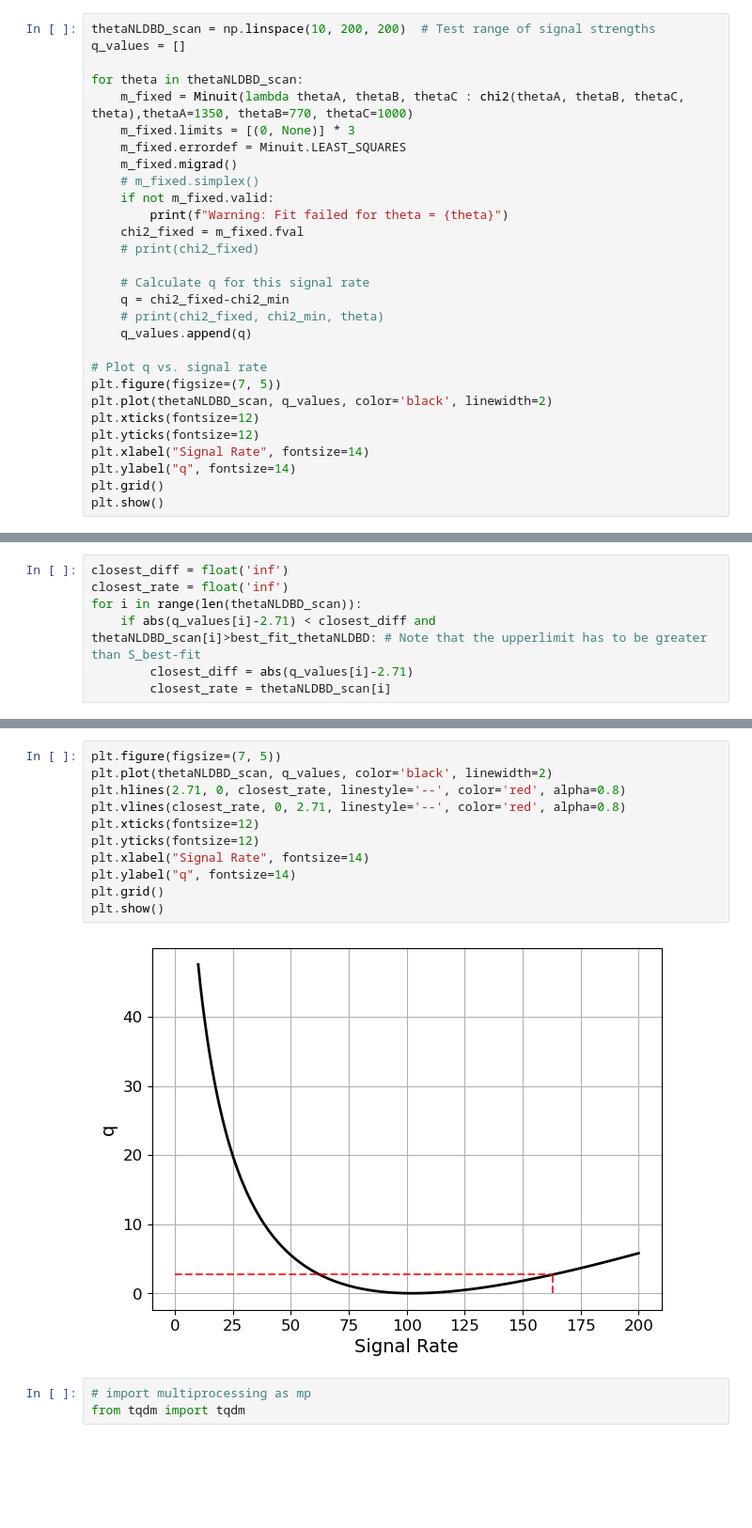
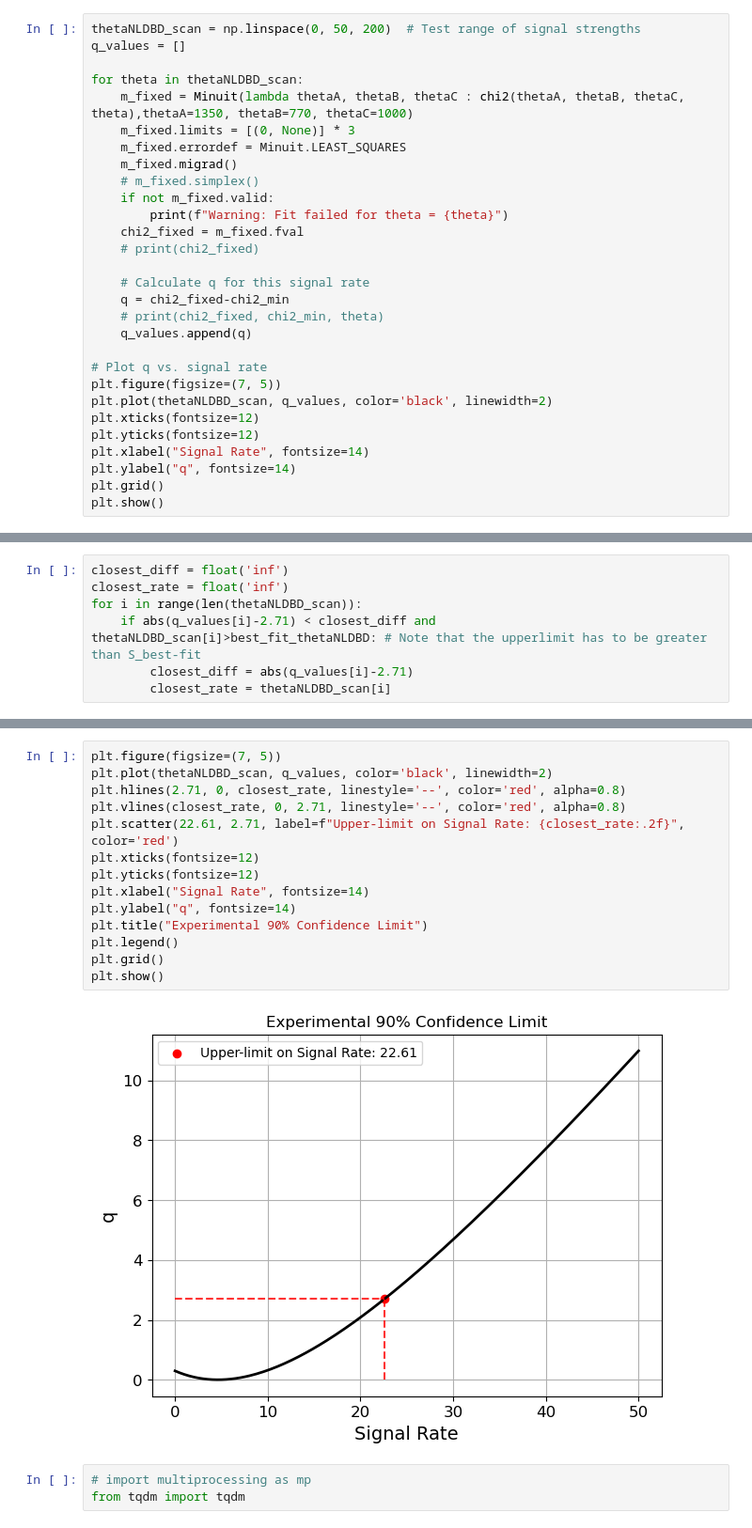
Before and after one commit to Brainz22/DSC291, a Jupyter notebook: finalProject_nb.ipynb, the cells around one changed output, grey strips where cells are left out. Shown: that part at 94% size. Drawn from its saved outputs; the diff is of its cells as text; blank space fills up the shorter version.

```diff
--- a/finalProject_nb.ipynb
+++ b/finalProject_nb.ipynb
@@ -489,7 +501,7 @@ print(m)
 # %% [markdown]
 Step 7: 90% Confidence Limit
 # %%
-thetaNLDBD_scan = np.linspace(10, 200, 200)  # Test range of signal strengths
+thetaNLDBD_scan = np.linspace(0, 50, 200)  # Test range of signal strengths
 q_values = []
 
 for theta in thetaNLDBD_scan:
@@ -533,16 +545,19 @@ Upper-limit on Signal Rate: 162.76
 # %%
 plt.figure(figsize=(7, 5))
 plt.plot(thetaNLDBD_scan, q_values, color='black', linewidth=2)
 plt.hlines(2.71, 0, closest_rate, linestyle='--', color='red', alpha=0.8)
 plt.vlines(closest_rate, 0, 2.71, linestyle='--', color='red', alpha=0.8)
+plt.scatter(22.61, 2.71, label=f"Upper-limit on Signal Rate: {closest_rate:.2f}", color='red')
 plt.xticks(fontsize=12)
 plt.yticks(fontsize=12)
 plt.xlabel("Signal Rate", fontsize=14)
 plt.ylabel("q", fontsize=14)
+plt.title("Experimental 90% Confidence Limit")
+plt.legend()
 plt.grid()
 plt.show()
 # %% [output]
-[figure, old version]
+[figure, new version]
 # %%
 # import multiprocessing as mp
 from tqdm import tqdm
```
Also changed, not shown: parts of 11 cells of this notebook.
